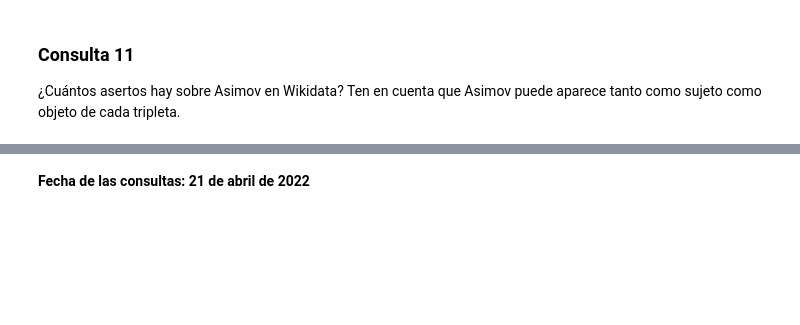
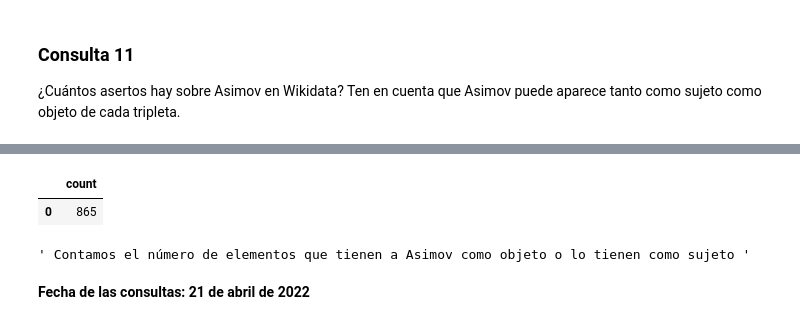
Before and after one commit to Carlanganas98/IA2, a Jupyter notebook: Pr3/P_sparql_enunciado.ipynb, the cells around one changed output, grey strips where cells are left out. Drawn from its saved outputs; the diff is of its cells as text; code cells hidden in the pictures; blank space fills up the shorter version.

```diff
--- a/Pr3/P_sparql_enunciado.ipynb
+++ b/Pr3/P_sparql_enunciado.ipynb
@@ -378,2 +399,16 @@ ORDER BY ?centroLabel ?escritorLabel
+# %%
+%%wdsparql
+SELECT (COUNT(?auxCount) AS ?count)
+WHERE {
+    { wd:Q34981 ?auxCount ?auxCount } UNION #Asimov como sujeto
+    { ?auxCount ?auxCount wd:Q34981 } #Asimov como objeto
+}
+# %% [output]
+|  | count |
+| 0 | 865 |
+# %%
+""" Contamos el número de elementos que tienen a Asimov como objeto o lo tienen como sujeto """
+# %% [output]
+' Contamos el número de elementos que tienen a Asimov como objeto o lo tienen como sujeto '
 # %% [markdown]
 __Fecha de las consultas: 21 de abril de 2022__
```
Also changed, not shown: parts of 25 cells of this notebook.
